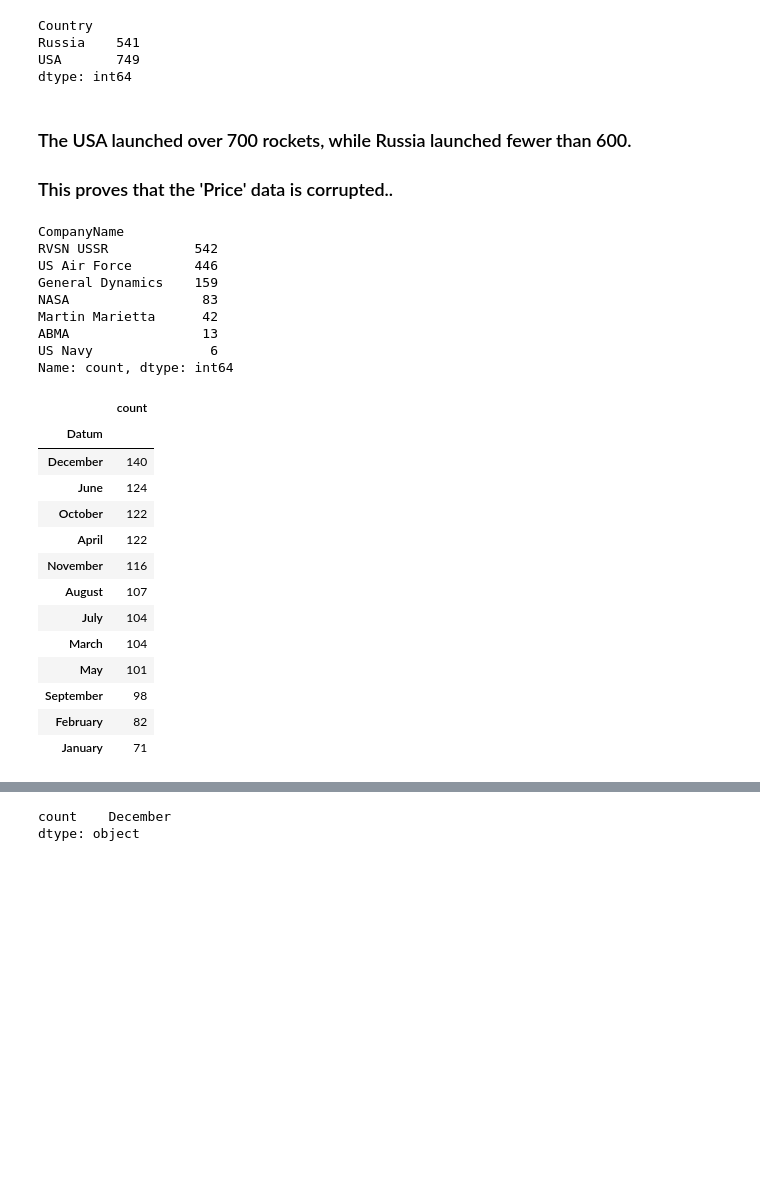
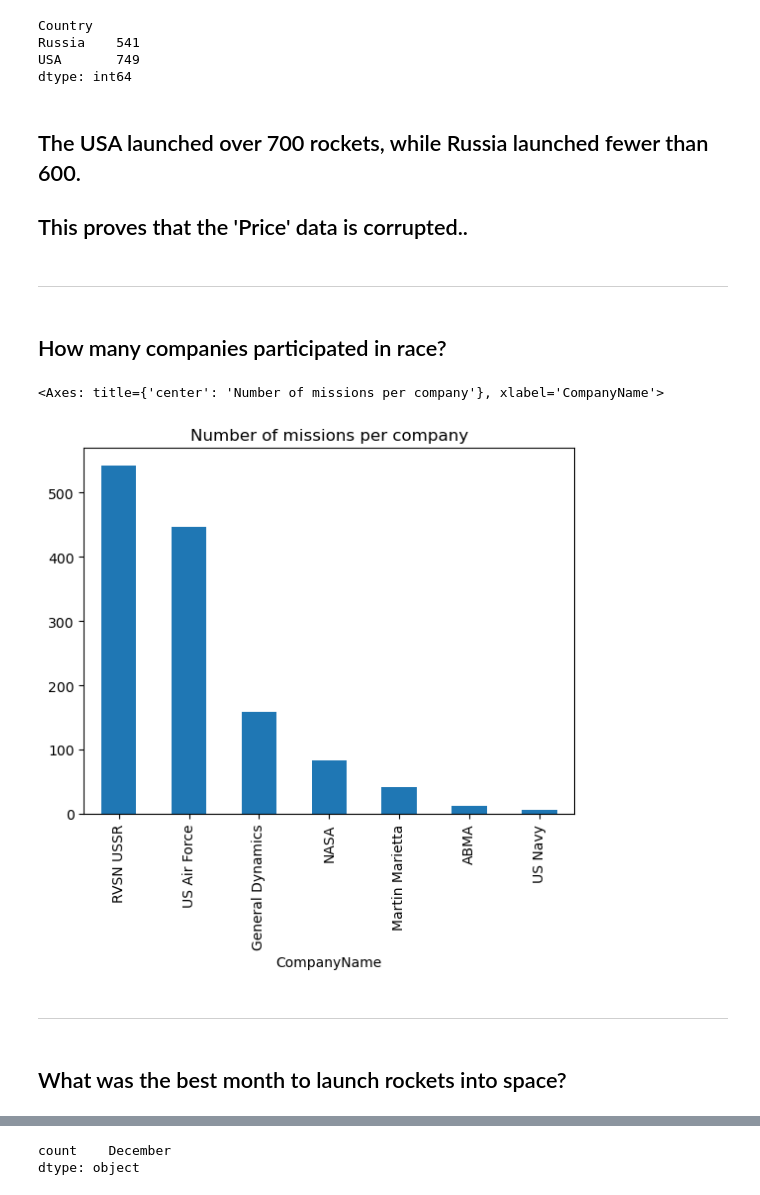
Before and after one commit to Vronst/space_race_analysis, a Jupyter notebook: Space_race_analysis.ipynb, the cells around one changed output, grey strips where cells are left out. Drawn from its saved outputs; the diff is of its cells as text; code cells hidden in the pictures; blank space fills up the shorter version.

```diff
--- a/Space_race_analysis.ipynb
+++ b/Space_race_analysis.ipynb
@@ -512,20 +521,21 @@ Russia    541
 USA       749
 dtype: int64
 # %% [markdown]
-### The USA launched over 700 rockets, while Russia launched fewer than 600.
-### This  proves that the 'Price' data is corrupted..
+## The USA launched over 700 rockets, while Russia launched fewer than 600.
+## This  proves that the 'Price' data is corrupted..
+# %% [markdown]
+---
+# %% [markdown]
+## How many companies participated in race?
 # %%
-space_race.CompanyName.value_counts()[space_race.CompanyName.value_counts() > 0]
+space_race.CompanyName.value_counts()[space_race.CompanyName.value_counts() > 0].plot(kind='bar', title='Number of missions per company')
 # %% [output]
-CompanyName
-RVSN USSR           542
-US Air Force        446
-General Dynamics    159
-NASA                 83
-Martin Marietta      42
-ABMA                 13
-US Navy               6
-Name: count, dtype: int64
+<Axes: title={'center': 'Number of missions per company'}, xlabel='CompanyName'>
+[figure, added]
+# %% [markdown]
+---
+# %% [markdown]
+## What was the best month to launch rockets into space?
 # %%
 fav_month = space_race.Datum.dt.month.value_counts().to_frame().rename({
     1: 'January',
@@ -541,20 +551,3 @@ fav_month = space_race.Datum.dt.month.value_counts().to_frame().rename({
     11: 'November',
     12: 'December'
 }, axis=0)
-# %%
-fav_month
-# %% [output]
-|  | count |
-| Datum |  |
-| December | 140 |
-| June | 124 |
-| October | 122 |
-| April | 122 |
-| November | 116 |
-| August | 107 |
-| July | 104 |
-| March | 104 |
-| May | 101 |
-| September | 98 |
-| February | 82 |
-| January | 71 |
```
Also changed, not shown: parts of 28 cells of this notebook, 1 other file.
